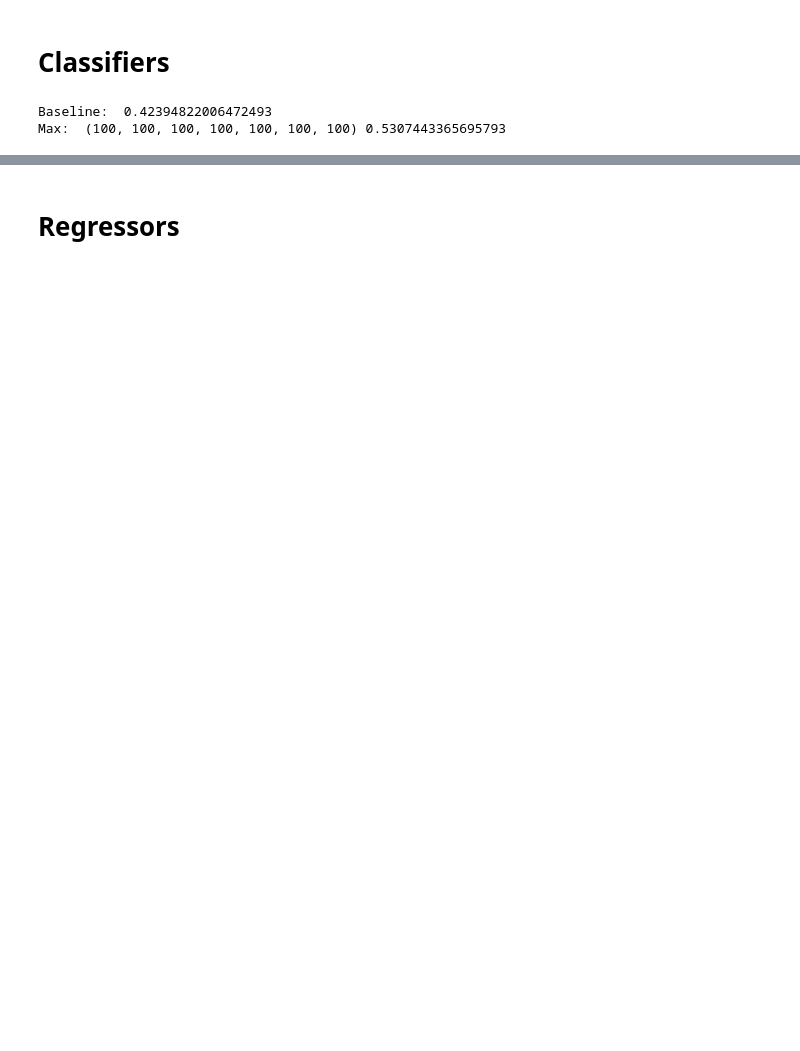
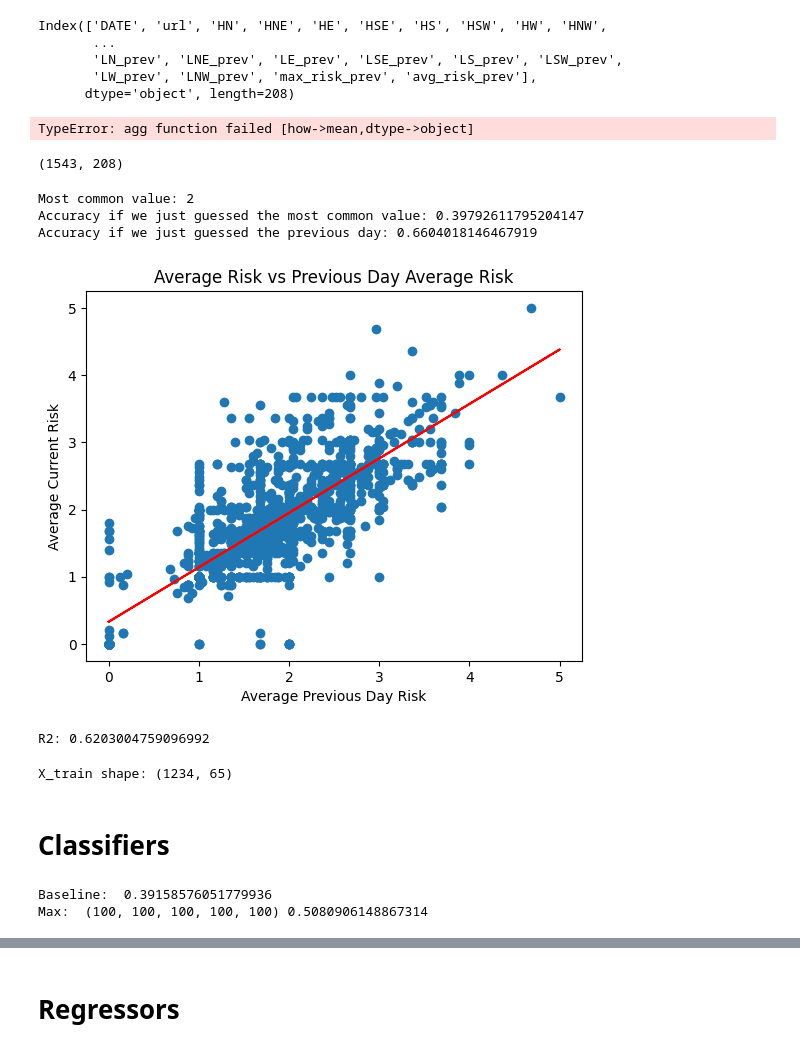
Before and after one commit to justinolcott/avalanche, a Jupyter notebook: starting_code.ipynb, the cells around one changed output, grey strips where cells are left out. Saved outputs shown, nothing was run; the diff lists cells and outputs as text; code cells hidden in the pictures; blank space fills up the shorter version.

```diff
--- a/starting_code.ipynb
+++ b/starting_code.ipynb
@@ -2,6 +2,7 @@
 import pandas as pd
 import numpy as np
 from sklearn.model_selection import train_test_split
+import matplotlib.pyplot as plt
 
 # Data
 df = pd.read_csv('resources/DATA.csv')
@@ -51,6 +52,11 @@ for col in target_columns:
 # Make a new column be the max risk of the target columns
 df['max_risk'] = df[target_columns].max(axis=1)
 target_columns += ['max_risk']
+
+###
+df['avg_risk'] = df[target_columns].mean(axis=1)
+target_columns += ['avg_risk']
+###
 
 input_columns = [
     'ALTA_Precip_(tenths_mm)',
@@ -108,3 +114,67 @@ y = df['max_risk']
 
 # Split
 X_train, X_test, y_train, y_test = train_test_split(X, y, test_size=0.2)
+# %%
+df.columns
+# %% [output]
+Index(['DATE', 'url', 'HN', 'HNE', 'HE', 'HSE', 'HS', 'HSW', 'HW', 'HNW',
+       ...
+       'LN_prev', 'LNE_prev', 'LE_prev', 'LSE_prev', 'LS_prev', 'LSW_prev',
+       'LW_prev', 'LNW_prev', 'max_risk_prev', 'avg_risk_prev'],
+      dtype='object', length=208)
+# %%
+# seperate the df by year and graph the max risk over averaged across years
+df['date'] = pd.to_datetime(df['DATE'])
+df['year'] = df['date'].dt.year
+df['month'] = df['date'].dt.month
+df['day'] = df['date'].dt.day
+df['day_of_year'] = df['date'].dt.dayofyear
+
+# Convert 'max_risk' column to numeric data type
+df['max_risk'] = pd.to_numeric(df['max_risk'])
+
+# get an average value for max_risk for each day of the year
+df_year = df.groupby(['day_of_year']).mean()
+df_year.plot(y='max_risk')
+# %% [output]
+TypeError: agg function failed [how->mean,dtype->object]
+# %%
+df.shape
+# %% [output]
+(1543, 208)
+# %%
+# what would be the accuracy if we just guessed the most common value?
+print('Most common value:', y.value_counts().idxmax())
+print('Accuracy if we just guessed the most common value:', y.value_counts().max() / y.value_counts().sum())
+
+# accuracy if we did previous day == today
+print('Accuracy if we just guessed the previous day:', (y == X['max_risk_prev']).sum() / len(y))
+# %% [output]
+Most common value: 2
+Accuracy if we just guessed the most common value: 0.39792611795204147
+Accuracy if we just guessed the previous day: 0.6604018146467919
+# %%
+# graph risk vs previous day
+import matplotlib.pyplot as plt
+
+# make the dots smaller
+
+plt.scatter(df['avg_risk_prev'], df['avg_risk'])
+plt.title('Average Risk vs Previous Day Average Risk')
+plt.xlabel('Average Previous Day Risk')
+plt.ylabel('Average Current Risk')
+# fit a line
+m, b = np.polyfit(df['avg_risk_prev'], df['avg_risk'], 1)
+plt.plot(df['avg_risk_prev'], m*df['avg_risk_prev'] + b, color='red')
+plt.show()
+
+# what is r2
+from sklearn.metrics import r2_score
+print('R2:', r2_score(df['avg_risk'], df['avg_risk_prev']))
+# %% [output]
+[figure, added]
+R2: 0.6203004759096992
+# %%
+print('X_train shape:', X_train.shape)
+# %% [output]
+X_train shape: (1234, 65)
@@ -145,8 +217,8 @@ print("Max: ", max(mlp_accuracies, key=mlp_accuracies.get), mlp_accuracies[max(m
 # for param in params:
 #     print(param, mlp_accuracies[param])
 # %% [output]
-Baseline:  0.42394822006472493
-Max:  (100, 100, 100, 100, 100, 100, 100) 0.5307443365695793
+Baseline:  0.39158576051779936
+Max:  (100, 100, 100, 100, 100) 0.5080906148867314
 # %%
 
 # Decision Tree Classifier
```
Also changed, not shown: parts of 25 cells of this notebook, 5 other files.
